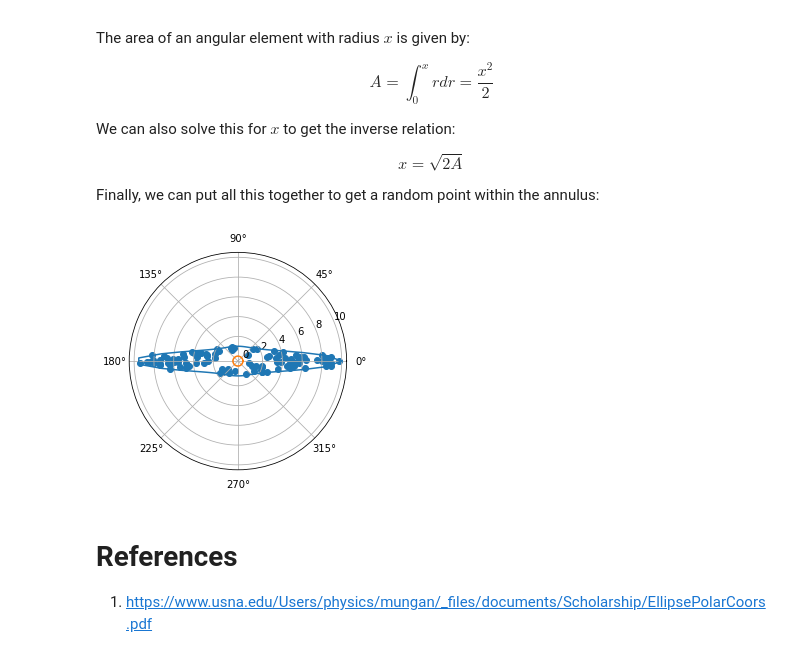
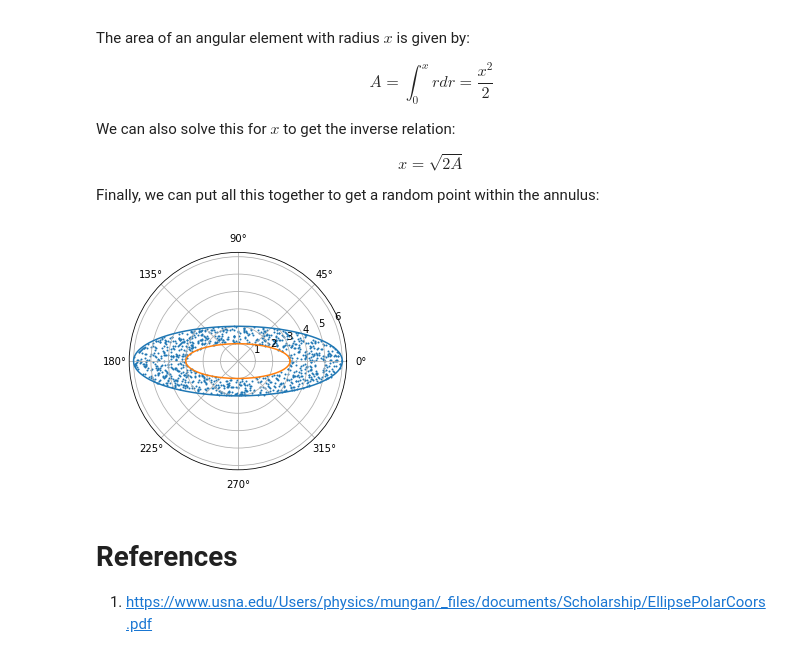
Before and after one commit to crwper/ellipse-annulus, a Jupyter notebook: Random Points in Elliptical Annulus.ipynb, the cells around one changed output. Saved outputs shown, nothing was run; the diff lists cells and outputs as text; code cells hidden in the pictures.

```diff
--- a/Random Points in Elliptical Annulus.ipynb
+++ b/Random Points in Elliptical Annulus.ipynb
@@ -10,9 +10,9 @@ https://www.mathworks.com/matlabcentral/answers/658673-create-random-points-in-e
 # %% [markdown]
 We want to generate uniformly distributed random points located between two ellipses. The outer ellipse will have a semi-major axis $a$ and semi-minor axis $b$. The inner ellipse will have a semi-major axis $ka$ and a semi-minor axis $kb$, with $0 \le k \lt 1$.
 # %%
-ell_a = 10   # Outer ellipse semi-major axis
-ell_b = 1   # Outer ellipse semi-minor axis
-ell_k = 0.001 # Ratio of inner ellipse to outer ellipse
+ell_a = 6   # Outer ellipse semi-major axis
+ell_b = 2   # Outer ellipse semi-minor axis
+ell_k = 0.5 # Ratio of inner ellipse to outer ellipse
 # %% [markdown]
 The polar form of the an ellipse with semi-major axis $a$ and semi-minor axis $b$ is given by:
 
@@ -184,37 +184,37 @@ def RandomPoint(a, b, k):
 
     # Get area element corresponding to these two
     a_outer = r_outer**2 / 2
     a_inner = r_inner**2 / 2
 
     # Get a random area in that range
     a_random = a_inner + np.random.rand() * (a_outer - a_inner)
 
     # Finally, get the radius corresponding with that area
     radius = np.sqrt(2 * a_random)
 
     return (theta, radius)
 
 rs = []
 angles = []
 
-for _ in range(100):
+for _ in range(1000):
     theta, radius = RandomPoint(ell_a, ell_b, ell_k)
     rs.append(radius)
     angles.append(theta)
 
 fig = plt.figure()
 ax = fig.add_subplot(projection='polar')
-ax.scatter(angles, rs)
+ax.scatter(angles, rs, 1)
 
-angles = np.linspace(0, 2 * np.pi, 100)
+angles = np.linspace(0, 2 * np.pi, 1000)
 
 rs = EllipseRadius(ell_a, ell_b, angles)
 ax.plot(angles, rs)
 
 rs = EllipseRadius(ell_k*ell_a, ell_k*ell_b, angles)
 ax.plot(angles, rs);
 # %% [output]
-[figure, old version]
+[figure, new version]
 # %% [markdown]
 # References
 
```
Also changed, not shown: parts of 3 cells of this notebook.
